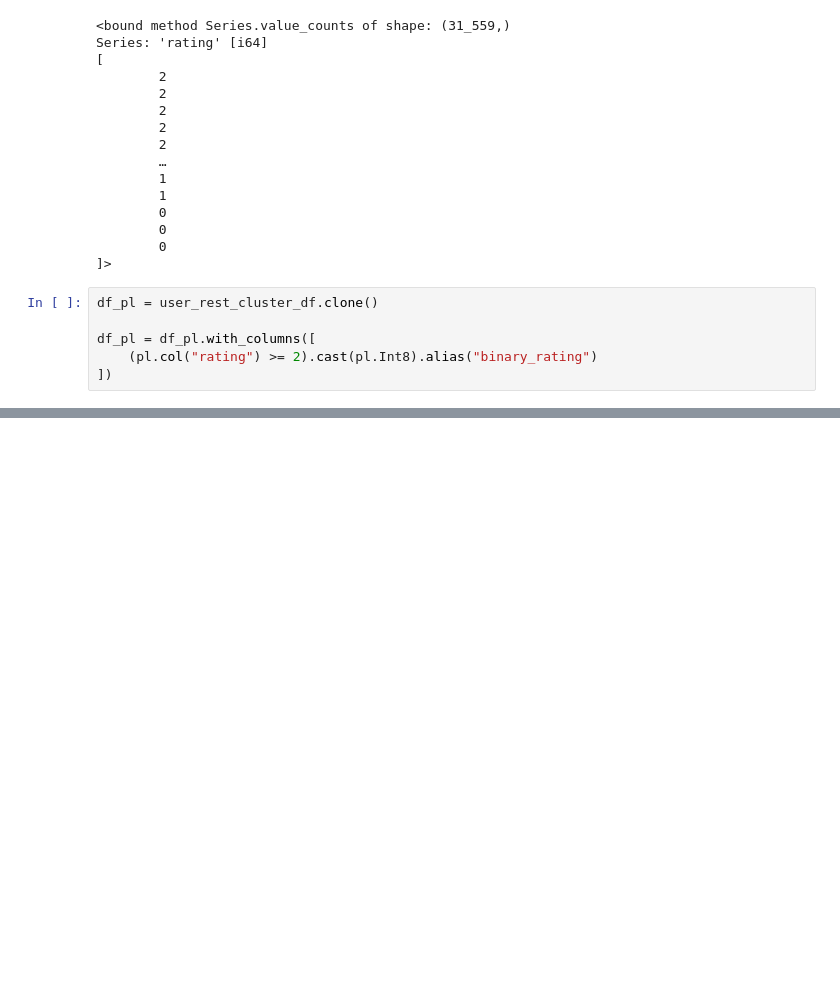
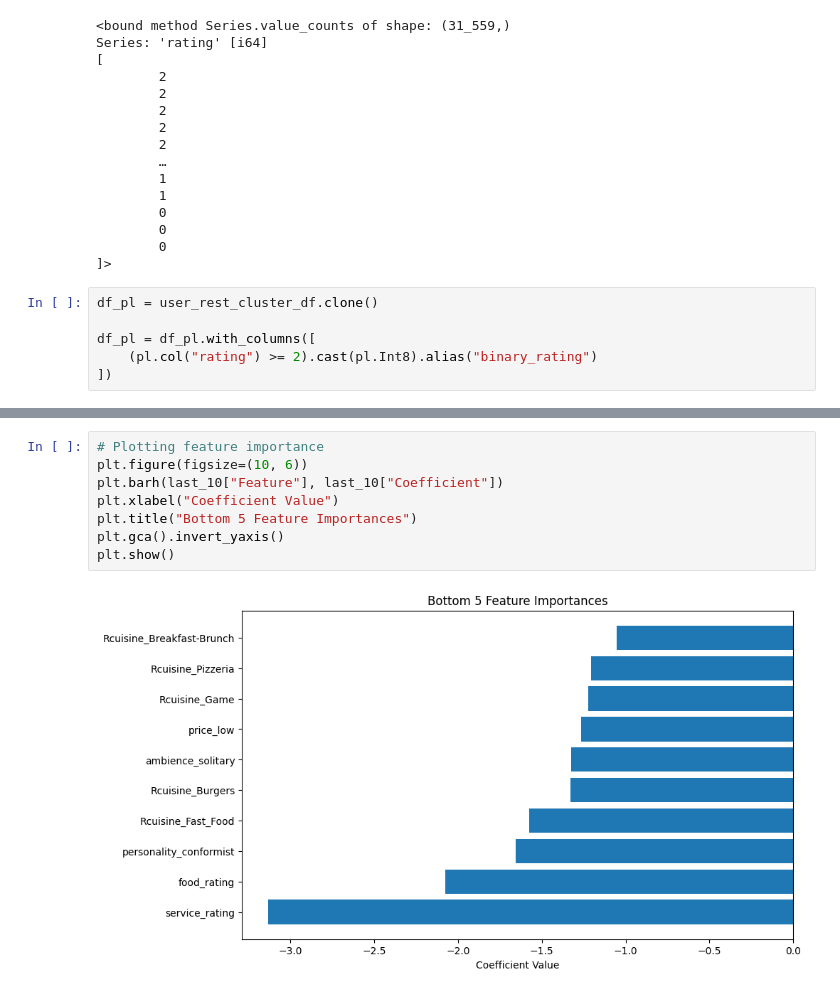
Before and after one commit to laurenally28/mktg3501project, a Jupyter notebook: main.ipynb, the cells around one changed output, grey strips where cells are left out. Saved outputs shown, nothing was run; the diff lists cells and outputs as text; blank space fills up the shorter version.

```diff
--- a/main.ipynb
+++ b/main.ipynb
@@ -656,0 +665,10 @@ plt.show()
+# %%
+# Plotting feature importance
+plt.figure(figsize=(10, 6))
+plt.barh(last_10["Feature"], last_10["Coefficient"])
+plt.xlabel("Coefficient Value")
+plt.title("Bottom 5 Feature Importances")
+plt.gca().invert_yaxis()
+plt.show()
+# %% [output]
+[figure, added]
```
Also changed, not shown: parts of 10 cells of this notebook, 1 other file.
